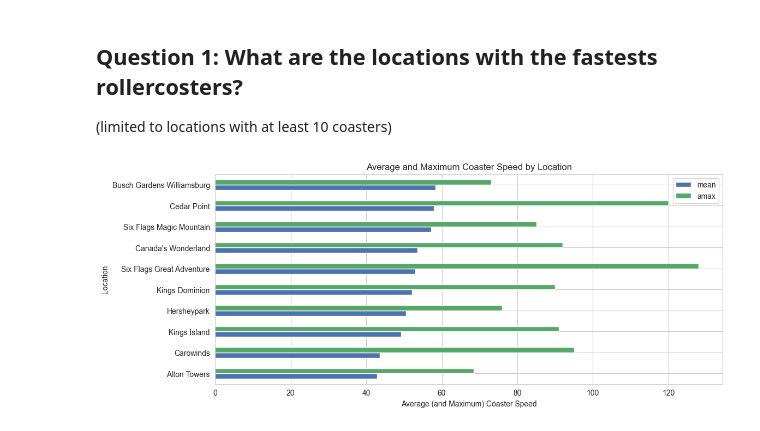
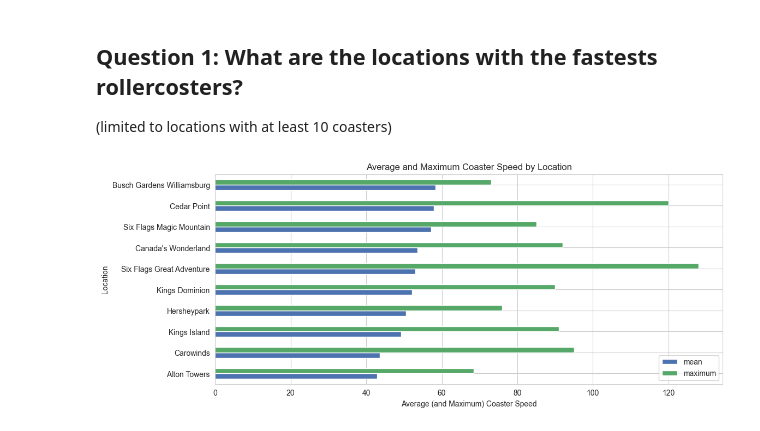
Before and after one commit to jsmid/edu.smid, a Jupyter notebook: rcoster/nb.ipynb, the cells around one changed output. Drawn from its saved outputs; the diff is of its cells as text; code cells hidden in the pictures.

Commit message:
ISSUE-1: custom legend

```diff
--- a/rcoster/nb.ipynb
+++ b/rcoster/nb.ipynb
@@ -695,11 +695,12 @@ plt.show
 # %%
 ax = df.query('Location != "Other"') \
     .groupby('Location')['Speed_mph'] \
     .agg(['count', 'mean', np.max]) \
     .query('count >= 10') \
     .sort_values('mean')[['mean', 'amax']] \
     .plot(kind='barh', figsize=(12, 5), title='Average and Maximum Coaster Speed by Location')
 ax.set_xlabel('Average (and Maximum) Coaster Speed')
+ax.legend(['mean', 'maximum'])
 plt.show()
 # %% [output]
-[figure, old version]
+[figure, new version]
```
Also changed, not shown: parts of 10 cells of this notebook.
